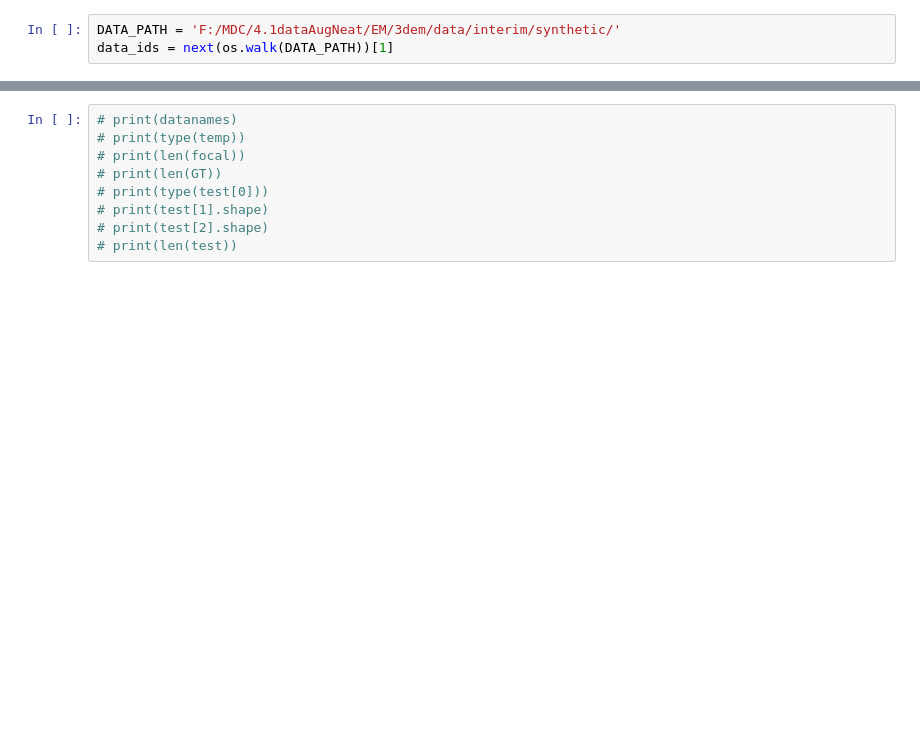
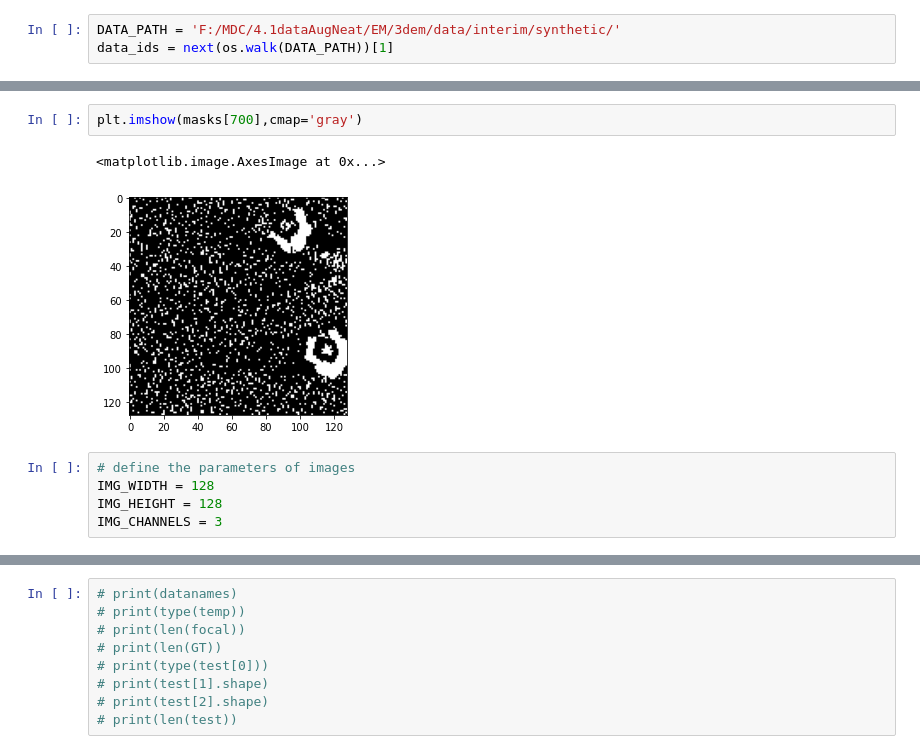
Before and after one commit to leeroyhannover/EM, a Jupyter notebook: 3dem/notebooks/Unet_synthetic.ipynb, the cells around one changed output, grey strips where cells are left out. Saved outputs shown, nothing was run; the diff lists cells and outputs as text; blank space fills up the shorter version.

```diff
--- a/3dem/notebooks/Unet_synthetic.ipynb
+++ b/3dem/notebooks/Unet_synthetic.ipynb
@@ -91,0 +163,10 @@ plt.imshow(test,cmap='gray')
+# %%
+plt.imshow(masks[700],cmap='gray')
+# %% [output]
+<matplotlib.image.AxesImage at 0x...>
+[figure, added]
+# %%
+# define the parameters of images
+IMG_WIDTH = 128
+IMG_HEIGHT = 128
+IMG_CHANNELS = 3
```
Also changed, not shown: parts of 12 cells of this notebook.
